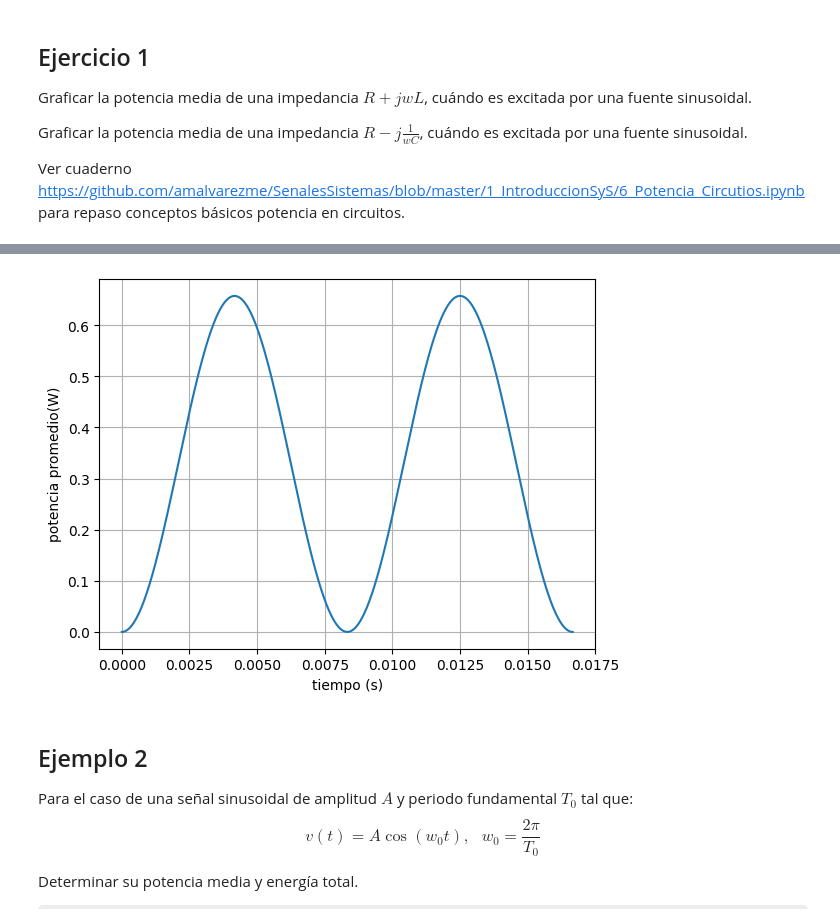
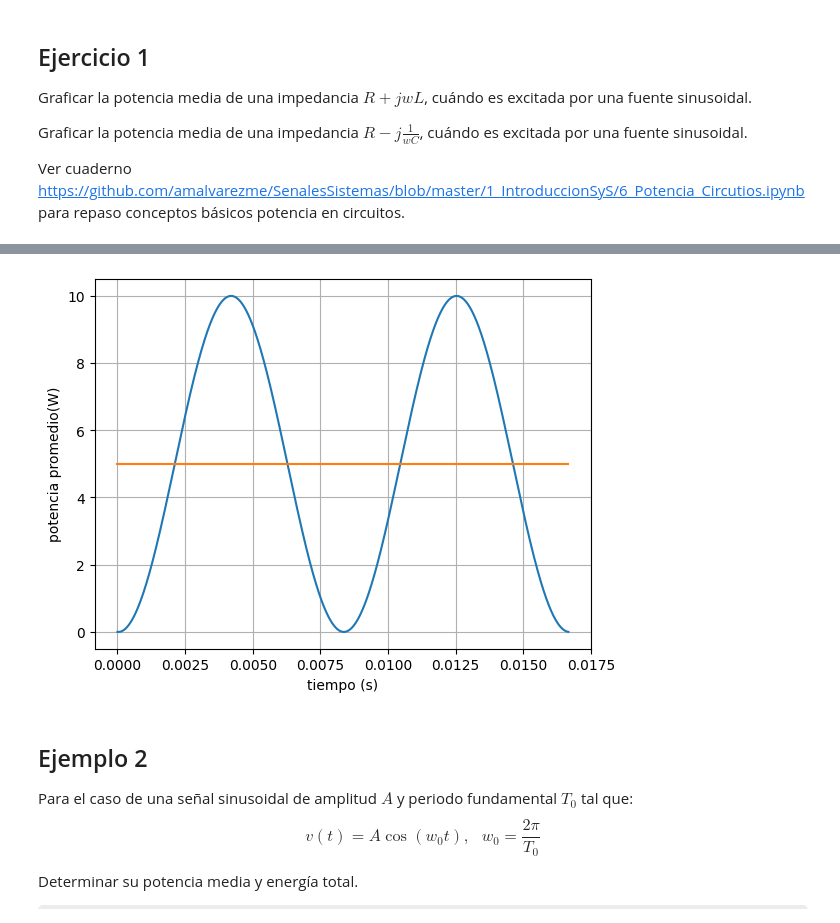
Before and after one commit to Cralzatec/SenalesSistemas, a Jupyter notebook: Cuaderno_5.ipynb, the cells around one changed output, grey strips where cells are left out. Drawn from its saved outputs; the diff is of its cells as text; code cells hidden in the pictures; some formulas as TeX source.

```diff
--- a/Cuaderno_5.ipynb
+++ b/Cuaderno_5.ipynb
@@ -215,24 +239,27 @@ Ver cuaderno [https://github.com/amalvarezme/SenalesSistemas/blob/master/1_Intro
 # %%
 import numpy as np
 import matplotlib.pyplot as plt
 R = 10
-L = 0.1
+C = 0.01
 f = 60
 w = 2*np.pi*f
-t = np.linspace(0, 1/f, 1000)
-vmax = 10
-V = vmax*np.sin(w*t)
-z = R + 1j*w*L
-I = V/z
-P = V * np.conjugate(I)
-
-plt.plot(t, P)
+z = R + 1j/(w*C)
+Vmax = 10
+Imax = Vmax/np.abs(z)
+teta = -np.angle(z)
+t = np.linspace(0, 2*np.pi/w, 1000)
+v = Vmax*np.sin(w*t + teta)
+i = Imax*np.sin(w*t)
+p_ins = v*i
+pm = np.mean(p_ins)
+plt.plot(t, p_ins)
+plt.plot (t, [pm]*len(t))
 plt.xlabel('tiempo (s)')
 plt.ylabel('potencia promedio(W)')
 plt.grid(True)
 plt.show()
 # %% [output]
-[figure, old version]
+[figure, new version]
 # %% [markdown]
 ## Ejemplo 2
 
```
Also changed, not shown: parts of 12 cells of this notebook.
